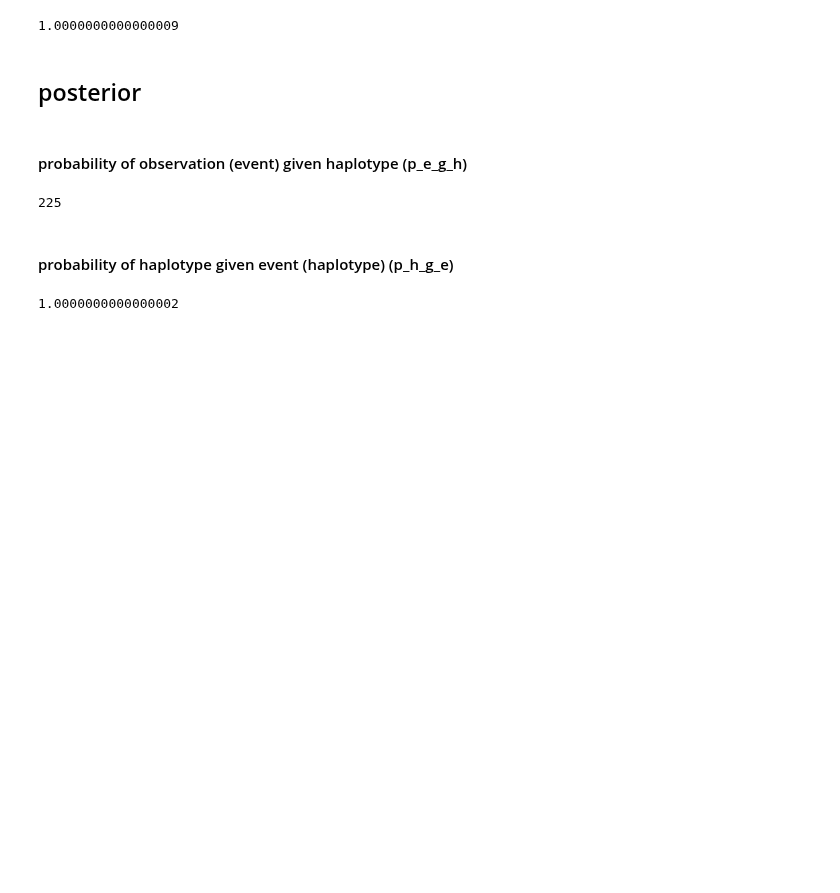
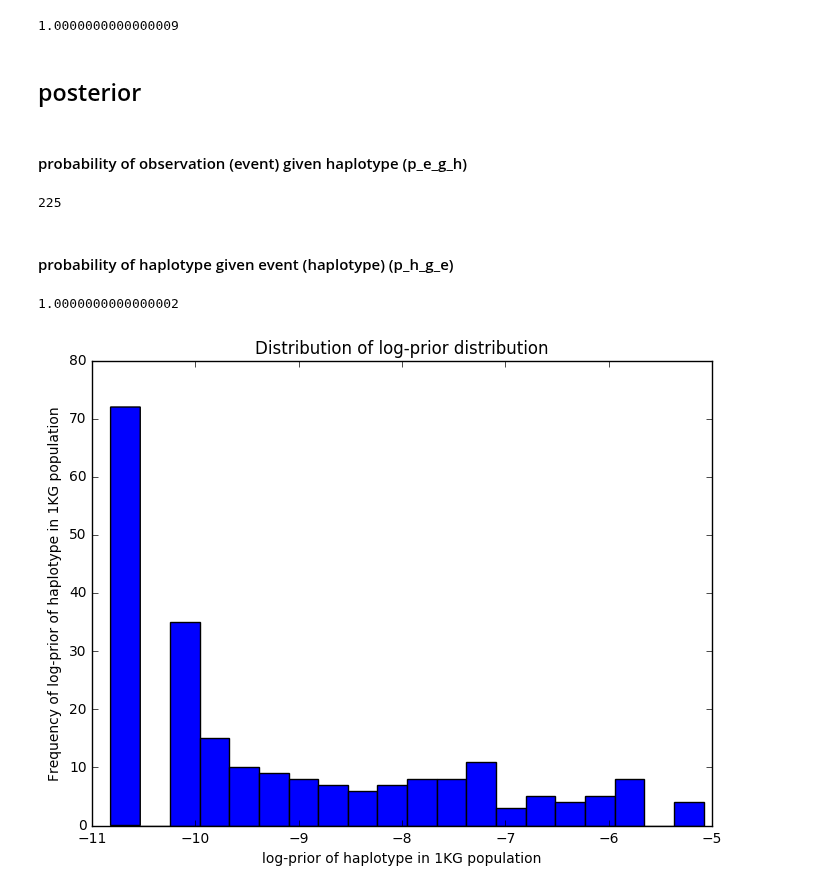
Before and after one commit to rivas-lab/nanopore, a Jupyter notebook: dev/scripts/20170210/20170210_Bayesian_online_inference_of_haplotype.ipynb, the cells around one changed output. Drawn from its saved outputs; the diff is of its cells as text; code cells hidden in the pictures; blank space fills up the shorter version.

Commit message:
add note on Bayesian online inference of haplotype

```diff
--- a/dev/scripts/20170210/20170210_haplotype_prior.ipynb
+++ b/dev/scripts/20170210/20170210_Bayesian_online_inference_of_haplotype.ipynb
@@ -399,3 +399,11 @@ log_p_h_g_e = log_p_h_g_e - np.log(sum(np.exp(log_p_h_g_e)))
 sum(np.exp(log_p_h_g_e))
 # %% [output]
 1.0000000000000002
+# %%
+make_hist(log_priors - np.log(10),
+          title='Distribution of log-prior distribution',
+          xlabel = 'log-prior of haplotype in 1KG population',
+          ylabel = 'Frequency of log-prior of haplotype in 1KG population',
+          filename = '20170210_Bayesian_online_inference_of_haplotype.prior.png')
+# %% [output]
+[figure, added]
```
Also changed, not shown: parts of 1 cell of this notebook, 2 other files.
